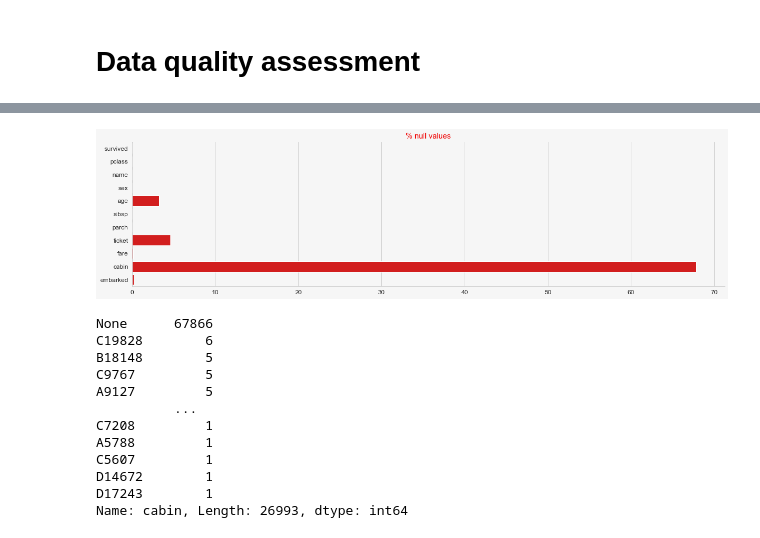
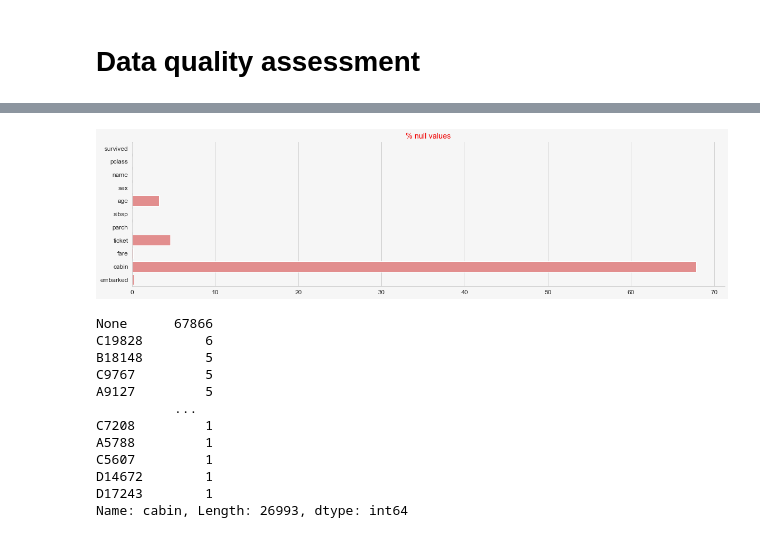
Before and after one commit to kastrubait/ml-intro-2022Q1, a Jupyter notebook: task-2_data_exploration.ipynb, the cells around one changed output, grey strips where cells are left out. Cells and saved outputs as stored; diff of their text form; code cells hidden in the pictures.

```diff
--- a/task-2_data_exploration.ipynb
+++ b/task-2_data_exploration.ipynb
@@ -15,13 +15,13 @@ matplotlib.rcParams['figure.figsize'] = (20, 5)
 matplotlib.rcParams['figure.facecolor'] = '#f6f6f6'
 # %%
 # Load the data from csv file to the Pandas dataframe as
-train_df = pd.read_csv('./train.csv', encoding = 'unicode_escape', index_col= 'PassengerId')
-train_df.columns = [column.lower() for column in train_df.columns]
+train = pd.read_csv('./train.csv', encoding = 'unicode_escape', index_col= 'PassengerId')
+train.columns = [column.lower() for column in train.columns]
 
-Y_train = train_df['survived']
+Y_train = train['survived']
 
-print(train_df.shape)
-print(train_df.columns)
+print(train.shape)
+print(train.columns)
 # %% [output]
 (100000, 11)
 Index(['survived', 'pclass', 'name', 'sex', 'age', 'sibsp', 'parch', 'ticket',
@@ -67,7 +77,4 @@ memory usage: 9.2+ MB
 # %% [markdown]
 # Data quality assessment
 # %%
-# Check the %null values in data
-res_1 = train_df.isnull().sum()/len(train_df)*100
-
-res_1  # We can see that columns "age", "ticket", "fare", "cabin" and "embarked" have null values
+train_df = train.copy()
@@ -87,13 +99,13 @@ dtype: float64
 # %%
-sns.barplot(x = res_1.values, y = list(res_1.index), color = '#F00000')
+sns.barplot(x = res_1.values, y = list(res_1.index),   color = '#F08080')
 plt.title('% null values', color = '#F00000')
 
 ax = plt.gca()
 ax.set_facecolor('#f6f6f6')
 for s in ["top", "right"]:
     ax.spines[s].set_visible(False)
 # %% [output]
-[figure, old version]
+[figure, new version]
 # %%
 # Filling 'cabin' values
 # 67% values are missing here, so fill it with 'None' if the value is not present
```
Also changed, not shown: parts of 17 cells of this notebook.
